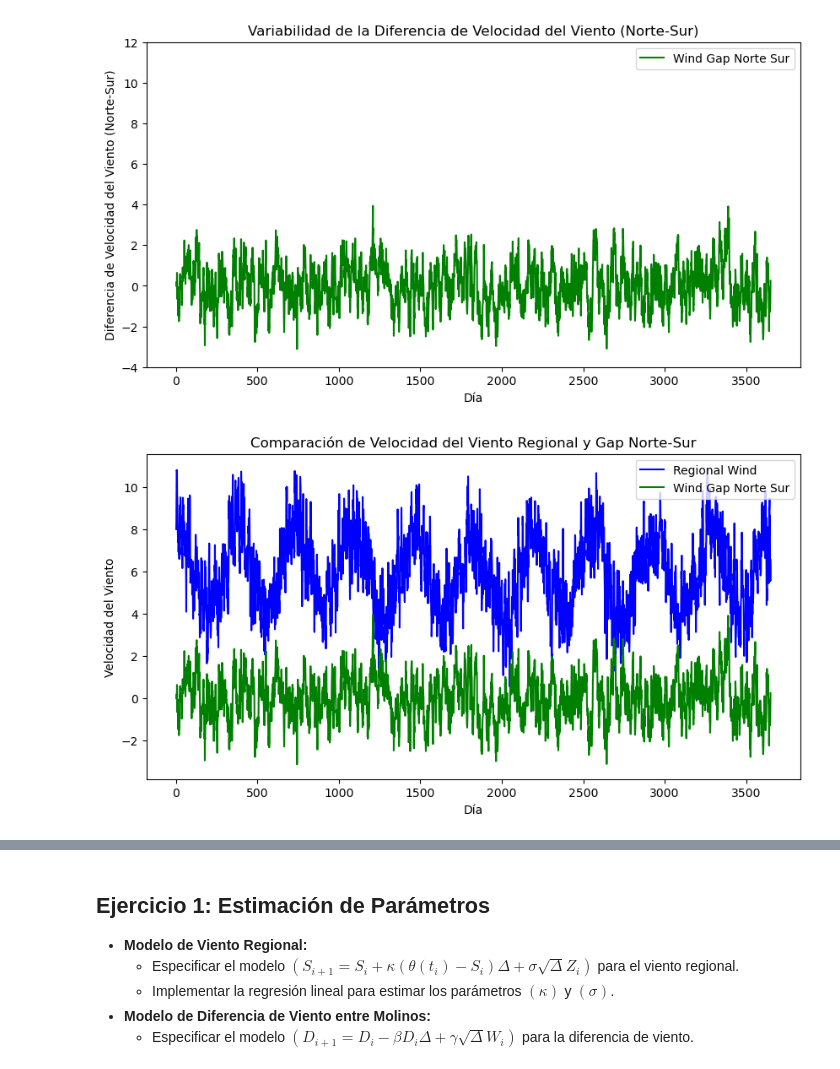
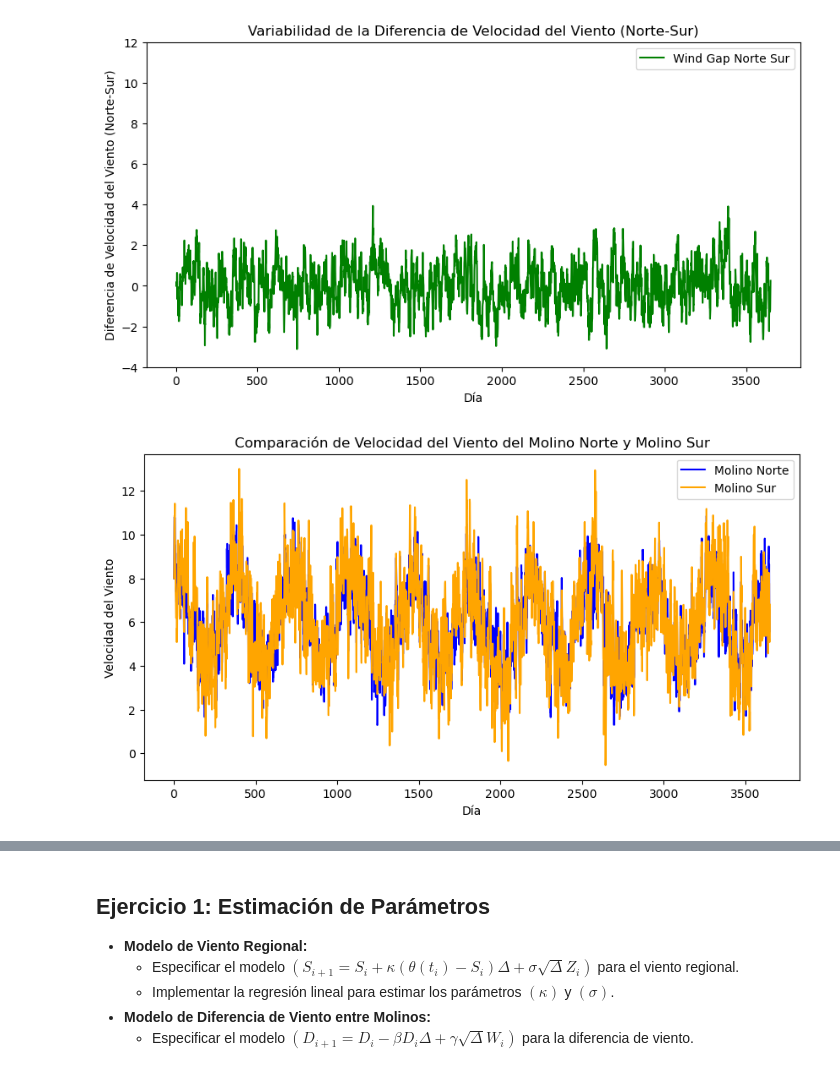
Before and after one commit to olmiave/ACN_TP1, a Jupyter notebook: TP1.ipynb, the cells around one changed output, grey strips where cells are left out. Drawn from its saved outputs; the diff is of its cells as text; code cells hidden in the pictures.

```diff
--- a/TP1.ipynb
+++ b/TP1.ipynb
@@ -106,12 +106,12 @@ plt.show()
 [figure]
 # %%
 plt.figure(figsize=(10, 5))
-plt.plot(wind['dia'], wind['regional wind'], label='Regional Wind', color='blue')
-plt.plot(wind['dia'], wind['wind gap norte sur'], label='Wind Gap Norte Sur', color='green')
+plt.plot(wind['dia'], wind['regional wind'], label='Molino Norte', color='blue')
+plt.plot(wind['dia'], wind['regional wind'] + wind['wind gap norte sur'], label='Molino Sur', color='orange')
 plt.xlabel('Día')
 plt.ylabel('Velocidad del Viento')
-plt.title('Comparación de Velocidad del Viento Regional y Gap Norte-Sur')
+plt.title('Comparación de Velocidad del Viento del Molino Norte y Molino Sur')
 plt.legend()
 plt.show()
 # %% [output]
-[figure, old version]
+[figure, new version]
```
Also changed, not shown: parts of 6 cells of this notebook, 1 other file.
